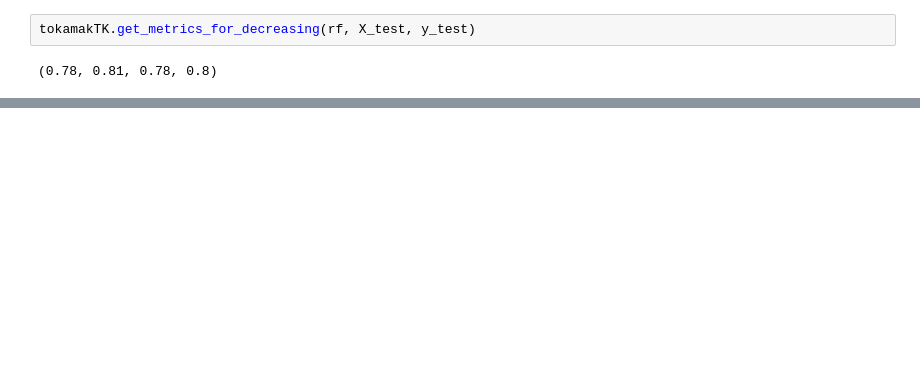
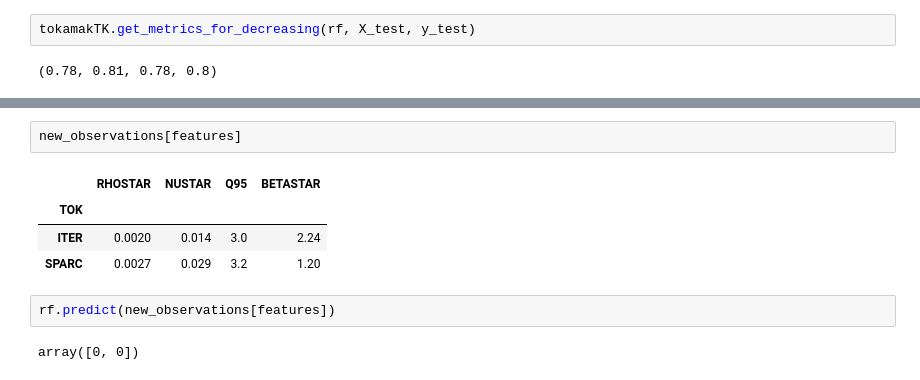
Before and after one commit to Chinnasf/FUSION-EP-Master-Thesis, a Jupyter notebook: Classification/Sklearn Tuning/Best SHORT Model.ipynb, the cells around one changed output, grey strips where cells are left out. Drawn from its saved outputs; the diff is of its cells as text; blank space fills up the shorter version.

```diff
--- a/Classification/Sklearn Tuning/Best SHORT Model.ipynb
+++ b/Classification/Sklearn Tuning/Best SHORT Model.ipynb
@@ -156,0 +162,11 @@ tokamakTK.get_metrics_for_decreasing(rf, X_test, y_test)
+# %%
+new_observations[features]
+# %% [output]
+|  | RHOSTAR | NUSTAR | Q95 | BETASTAR |
+| TOK |  |  |  |  |
+| ITER | 0.0020 | 0.014 | 3.0 | 2.24 |
+| SPARC | 0.0027 | 0.029 | 3.2 | 1.20 |
+# %%
+rf.predict(new_observations[features])
+# %% [output]
+array([0, 0])
```
Also changed, not shown: parts of 6 cells of this notebook, 1 other file.
